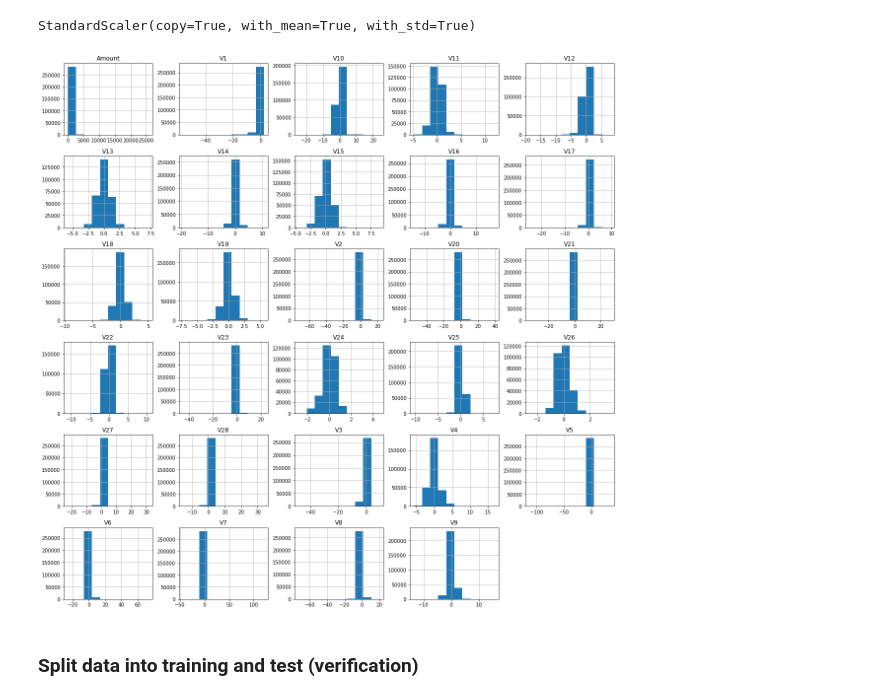
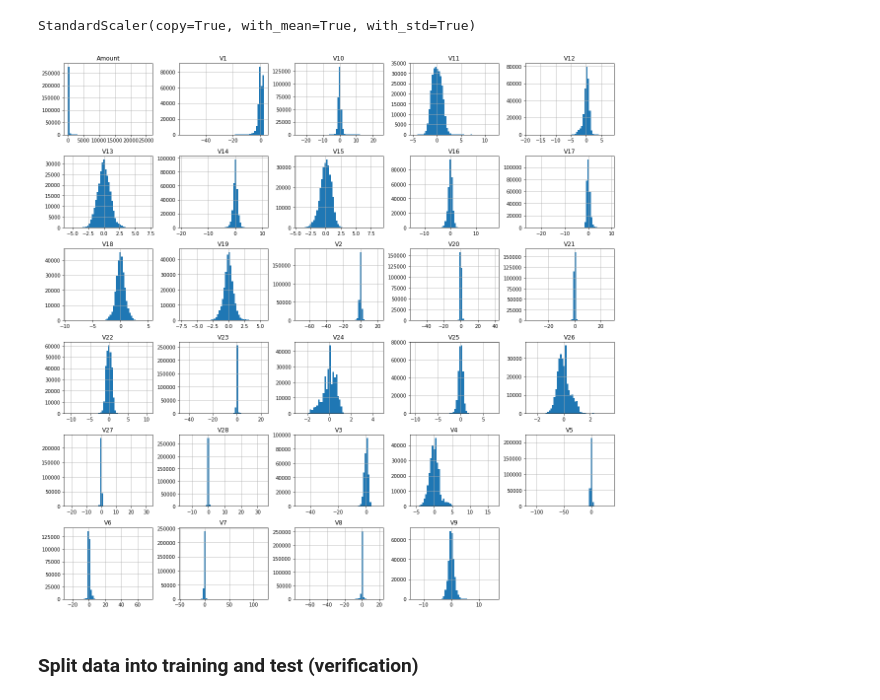
Before and after one commit to edwinfcampos/KaggleTutorials, a Jupyter notebook: FraudDetection.ipynb, the cells around one changed output. Cells and saved outputs as stored; diff of their text form; code cells hidden in the pictures.

```diff
--- a/FraudDetection.ipynb
+++ b/FraudDetection.ipynb
@@ -94,10 +104,10 @@ scaler.fit(X)
 StandardScaler(copy=True, with_mean=True, with_std=True)
 # %%
 # Plot histograms of each parameter
-X.hist(figsize = (20, 20))
+X.hist(bins=50, figsize = (20, 20))
 plt.show()
 # %% [output]
-[figure, old version]
+[figure, new version]
 # %% [markdown]
 ### Split data into training and test (verification)
 # %%
```
Also changed, not shown: parts of 4 cells of this notebook.
